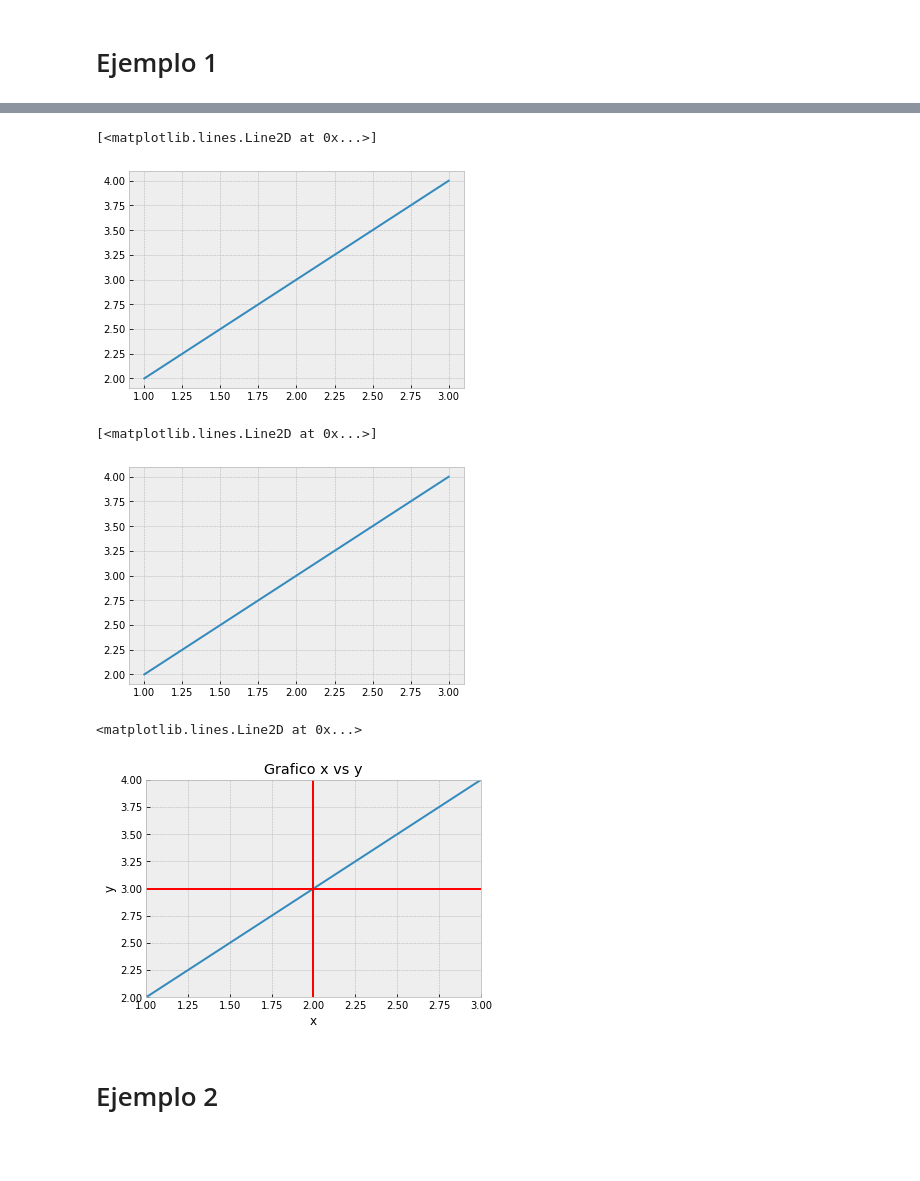
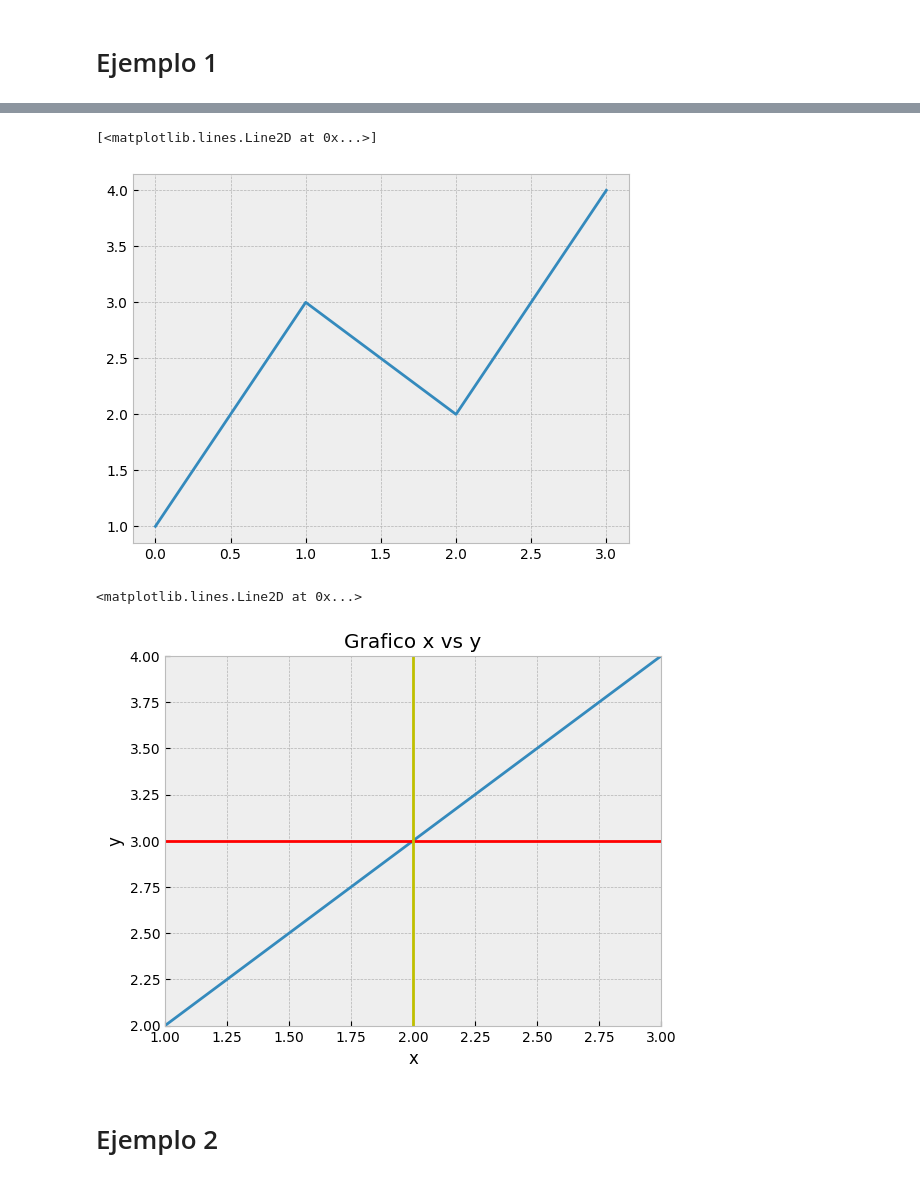
Before and after one commit to gustsirt/dataScience, a Jupyter notebook: Clase_08 VISUALIZACIONES PARTE 1.ipynb, the cells around one changed output, grey strips where cells are left out. Cells and saved outputs as stored; diff of their text form; code cells hidden in the pictures; blank space fills up the shorter version.

```diff
--- a/Clase_08 VISUALIZACIONES PARTE 1.ipynb
+++ b/Clase_08 VISUALIZACIONES PARTE 1.ipynb
@@ -7,3 +7,3 @@ import seaborn as sns
 import pandas as pd
-# %%
-mpl.style.use('bmh')
+# %%
+mpl.style.use('fast') # estilo de colores (default, bmh, fast, ckassic, seaborn, etc) ultimas filminas de la clase
@@ -10,27 +19,22 @@ mpl.style.use('bmh')
 # %%
-fig, ax = plt.subplots()
-ax.plot([1, 3], [2, 4])
+# Grafico LINEA INSTANCIADO TODO JUNTO
+plt.plot([1, 3, 2, 4])
 # %% [output]
 [<matplotlib.lines.Line2D at 0x...>]
-[figure, old version]
+[figure, new version]
-# %%
-plt.plot([1, 3], [2, 4])
-# %% [output]
-[<matplotlib.lines.Line2D at 0x...>]
-[figure, removed]
 # %%
 fig, ax = plt.subplots()
 ax.plot([1, 3], [2, 4])
-ax.set_ylim([2,4])
-ax.set_xlim([1,3])
+ax.set_ylim([2,4]) # tope eje y
+ax.set_xlim([1,3]) # tope eje x
 ax.set_xlabel('x')
 ax.set_ylabel('y')
 ax.set_title('Grafico x vs y')
-ax.axhline(y=3, xmin=0, xmax=4, color='r')
-ax.axvline(x=2.0, ymin=0, ymax=10, color='r')
+ax.axhline(y=3, xmin=0, xmax=2.5, color='r') #linea horizontal
+ax.axvline(x=2.0, ymin=0, ymax=10, color='y') #linea vertical
 # %% [output]
 <matplotlib.lines.Line2D at 0x...>
-[figure, old version]
+[figure, new version]
 # %% [markdown]
  # Ejemplo 2
 # %%
```
Also changed, not shown: parts of 4 cells of this notebook, 8 other files.
